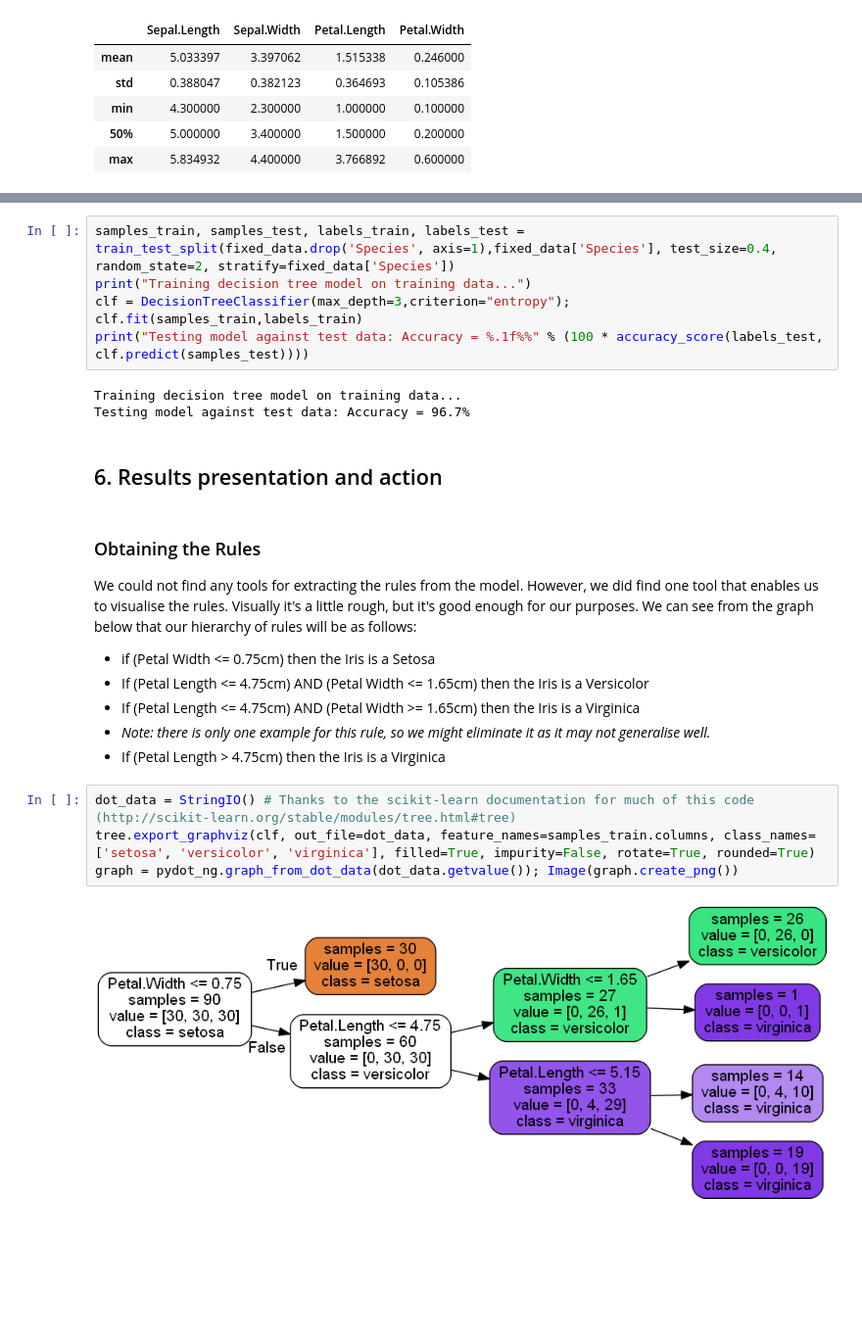
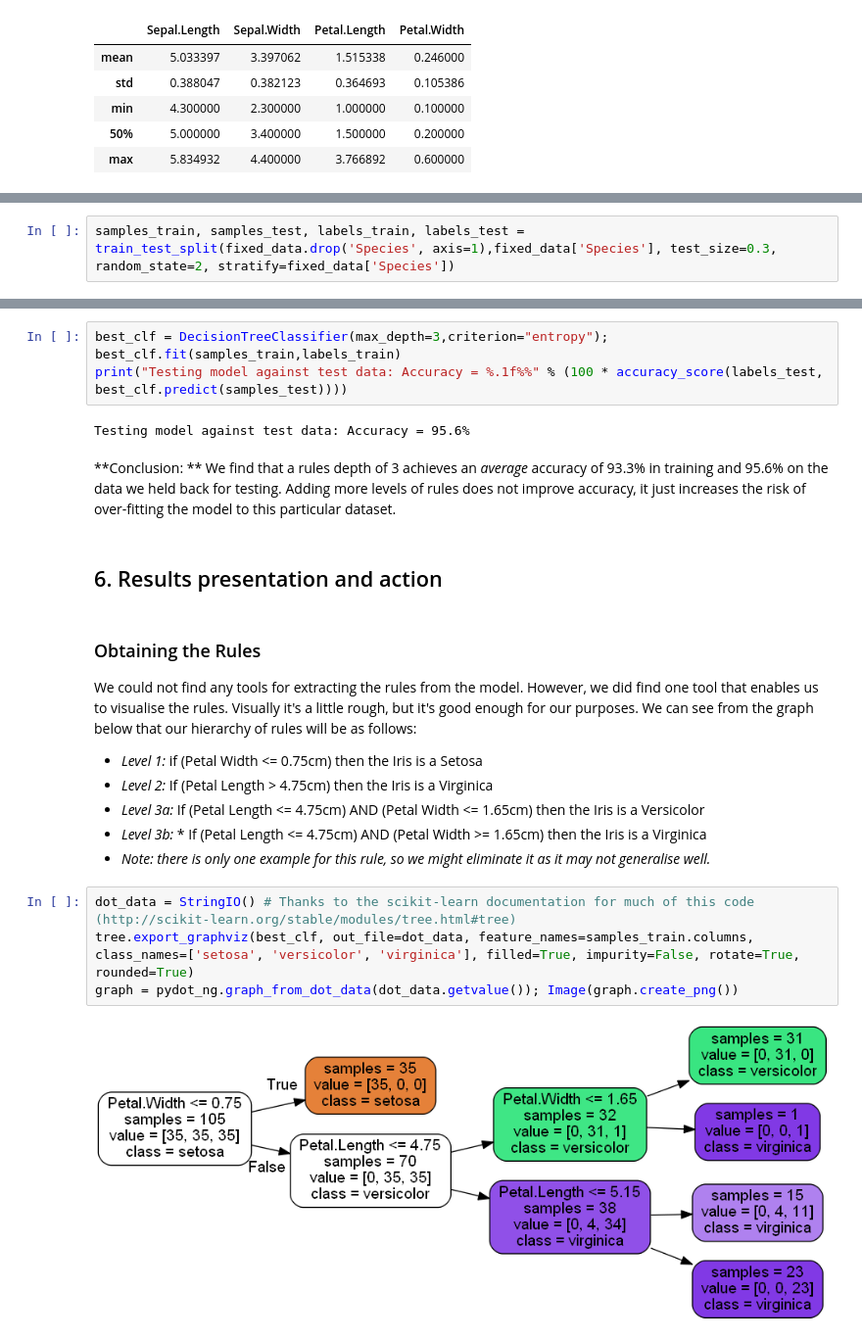
Before and after one commit to JSegrave/CA683_Assignment1, a Jupyter notebook: CA683_Data_Mining_Assignment_1.ipynb, the cells around one changed output, grey strips where cells are left out. Shown at 98% size. Saved outputs shown, nothing was run; the diff lists cells and outputs as text; blank space fills up the shorter version.

```diff
--- a/CA683_Data_Mining_Assignment_1.ipynb
+++ b/CA683_Data_Mining_Assignment_1.ipynb
@@ -123,0 +128,2 @@ An better way to visualise the data would be a view it as an interactive 2D scat
+# %%
+samples_train, samples_test, labels_train, labels_test = train_test_split(fixed_data.drop('Species', axis=1),fixed_data['Species'], test_size=0.3, random_state=2, stratify=fixed_data['Species'])
@@ -124,27 +158,26 @@ An better way to visualise the data would be a view it as an interactive 2D scat
 # %%
-samples_train, samples_test, labels_train, labels_test = train_test_split(fixed_data.drop('Species', axis=1),fixed_data['Species'], test_size=0.4, random_state=2, stratify=fixed_data['Species'])
-print("Training decision tree model on training data...")
-clf = DecisionTreeClassifier(max_depth=3,criterion="entropy"); clf.fit(samples_train,labels_train)
-print("Testing model against test data: Accuracy = %.1f%%" % (100 * accuracy_score(labels_test, clf.predict(samples_test))))
+best_clf = DecisionTreeClassifier(max_depth=3,criterion="entropy"); best_clf.fit(samples_train,labels_train)
+print("Testing model against test data: Accuracy = %.1f%%" % (100 * accuracy_score(labels_test, best_clf.predict(samples_test))))
 # %% [output]
-Training decision tree model on training data...
-Testing model against test data: Accuracy = 96.7%
+Testing model against test data: Accuracy = 95.6%
+# %% [markdown]
+**Conclusion: ** We find that a rules depth of 3 achieves an *average* accuracy of 93.3% in training and 95.6% on the data we held back for testing. Adding more levels of rules does not improve accuracy, it just increases the risk of over-fitting the model to this particular dataset.
 # %% [markdown]
 ## 6. Results presentation and action
 # %% [markdown]
 ### Obtaining the Rules
 We could not find any tools for extracting the rules from the model.  However, we did find one tool that enables us to visualise the rules. Visually it's a little rough, but it's good enough for our purposes.  We can see from the graph below that our hierarchy of rules will be as follows:
-* if (Petal Width <= 0.75cm) then the Iris is a Setosa
-* If (Petal Length <= 4.75cm) AND (Petal Width <= 1.65cm) then the Iris is a Versicolor
-* If (Petal Length <= 4.75cm) AND (Petal Width >= 1.65cm) then the Iris is a Virginica
+* *Level 1:* if (Petal Width <= 0.75cm) then the Iris is a Setosa
+* *Level 2:* If (Petal Length > 4.75cm) then the Iris is a Virginica
+* *Level 3a:* If (Petal Length <= 4.75cm) AND (Petal Width <= 1.65cm) then the Iris is a Versicolor
+* *Level 3b:* * If (Petal Length <= 4.75cm) AND (Petal Width >= 1.65cm) then the Iris is a Virginica
  * *Note: there is only one example for this rule, so we might eliminate it as it may not generalise well.*
-* If (Petal Length > 4.75cm) then the Iris is a Virginica
 # %%
 dot_data = StringIO() # Thanks to the scikit-learn documentation for much of this code (http://scikit-learn.org/stable/modules/tree.html#tree)
-tree.export_graphviz(clf, out_file=dot_data, feature_names=samples_train.columns, class_names=['setosa', 'versicolor', 'virginica'], filled=True, impurity=False, rotate=True, rounded=True)
+tree.export_graphviz(best_clf, out_file=dot_data, feature_names=samples_train.columns, class_names=['setosa', 'versicolor', 'virginica'], filled=True, impurity=False, rotate=True, rounded=True)
 graph = pydot_ng.graph_from_dot_data(dot_data.getvalue()); Image(graph.create_png())
 # %% [output]
-[figure, old version]
+[figure, new version]
 # %% [markdown]
 ### Conclusions & Actions
 
```
Also changed, not shown: parts of 20 cells of this notebook.
